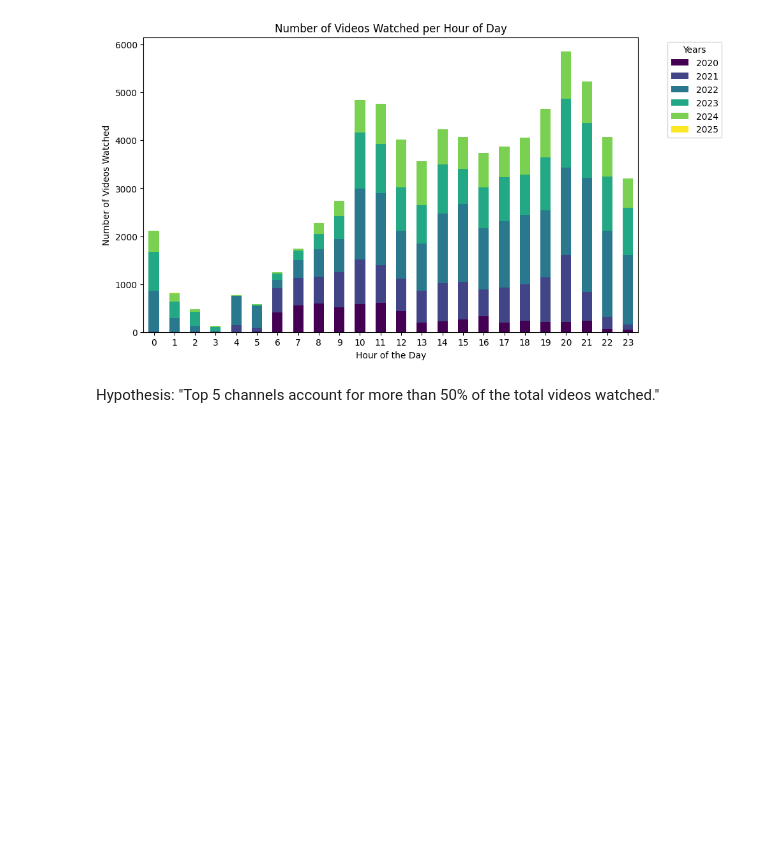
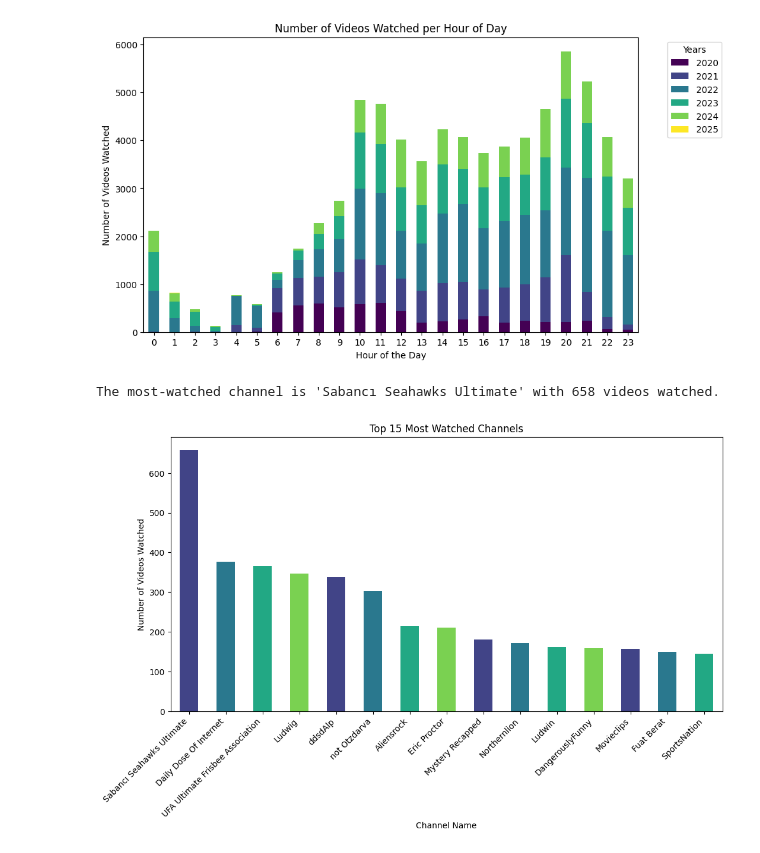
Before and after one commit to ddsdAlp/dsa210_project, a Jupyter notebook: dsa210_termProject.ipynb, the cells around one changed output. Cells and saved outputs as stored; diff of their text form; code cells hidden in the pictures; blank space fills up the shorter version.

```diff
--- a/dsa210_termProject.ipynb
+++ b/dsa210_termProject.ipynb
@@ -159,5 +173,29 @@ plt.xticks(rotation=0)
 plt.show()
 # %% [output]
 [figure]
-# %% [markdown]
-Hypothesis: "Top 5 channels account for more than 50% of the total videos watched."
+# %%
+# Filter out rows with missing or invalid subtitles
+df_filtered = df[df['subtitles'].apply(lambda x: isinstance(x, list))].copy()
+
+# Extract channel names
+df_filtered['channel_name'] = df_filtered['subtitles'].apply(lambda x: x[0]['name'])
+
+# Count occurrences of each channel
+channel_counts = df_filtered['channel_name'].value_counts()
+
+# Display the most-watched channel
+most_watched_channel = channel_counts.idxmax()
+most_watched_count = channel_counts.max()
+
+print(f"The most-watched channel is '{most_watched_channel}' with {most_watched_count} videos watched.")
+
+# Plot the top 15 most-watched channels
+channel_counts.head(15).plot(kind='bar', figsize=(12, 6), color=["#414487","#2A788E", "#22A884", "#7AD151"])
+plt.title('Top 15 Most Watched Channels')
+plt.xlabel('Channel Name')
+plt.ylabel('Number of Videos Watched')
+plt.xticks(rotation=45, ha='right')
+plt.show()
+# %% [output]
+The most-watched channel is 'Sabancı Seahawks Ultimate' with 658 videos watched.
+[figure, added]
```
Also changed, not shown: parts of 12 cells of this notebook, 12 other files.
